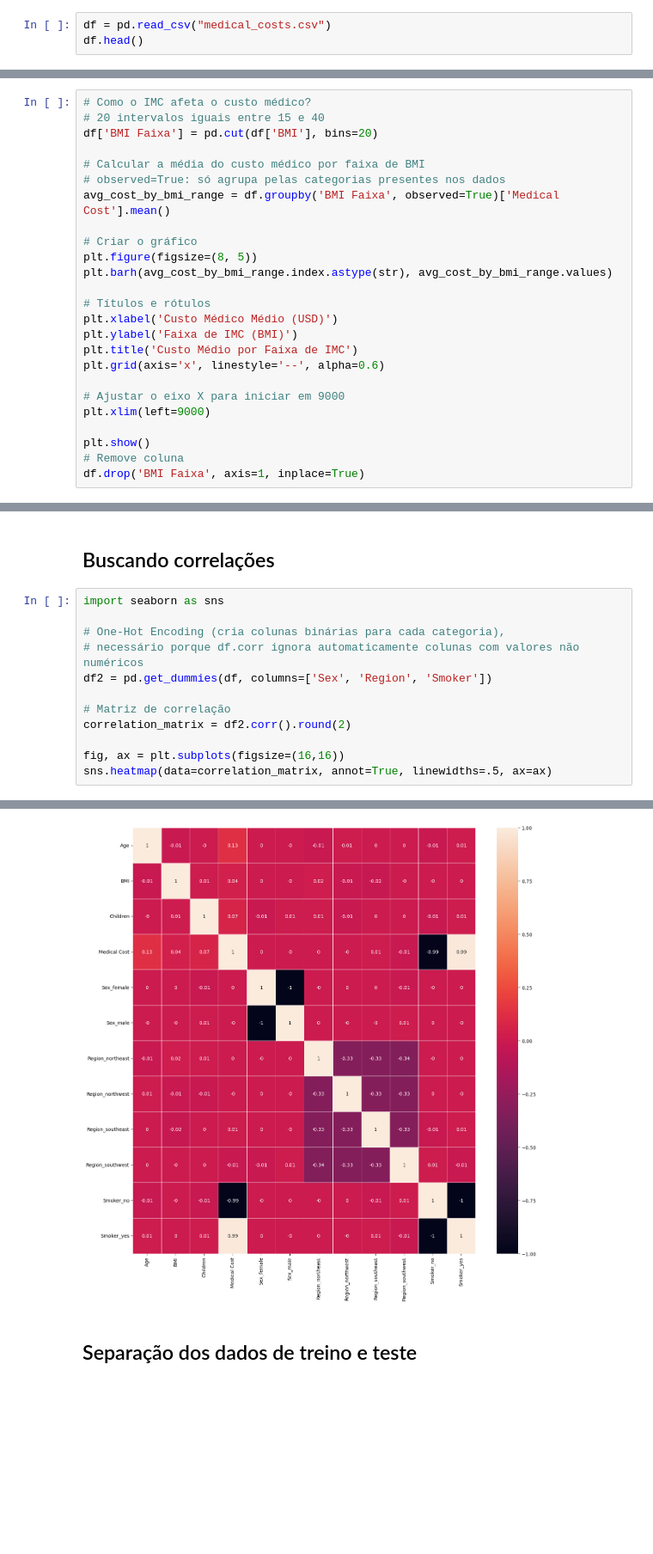
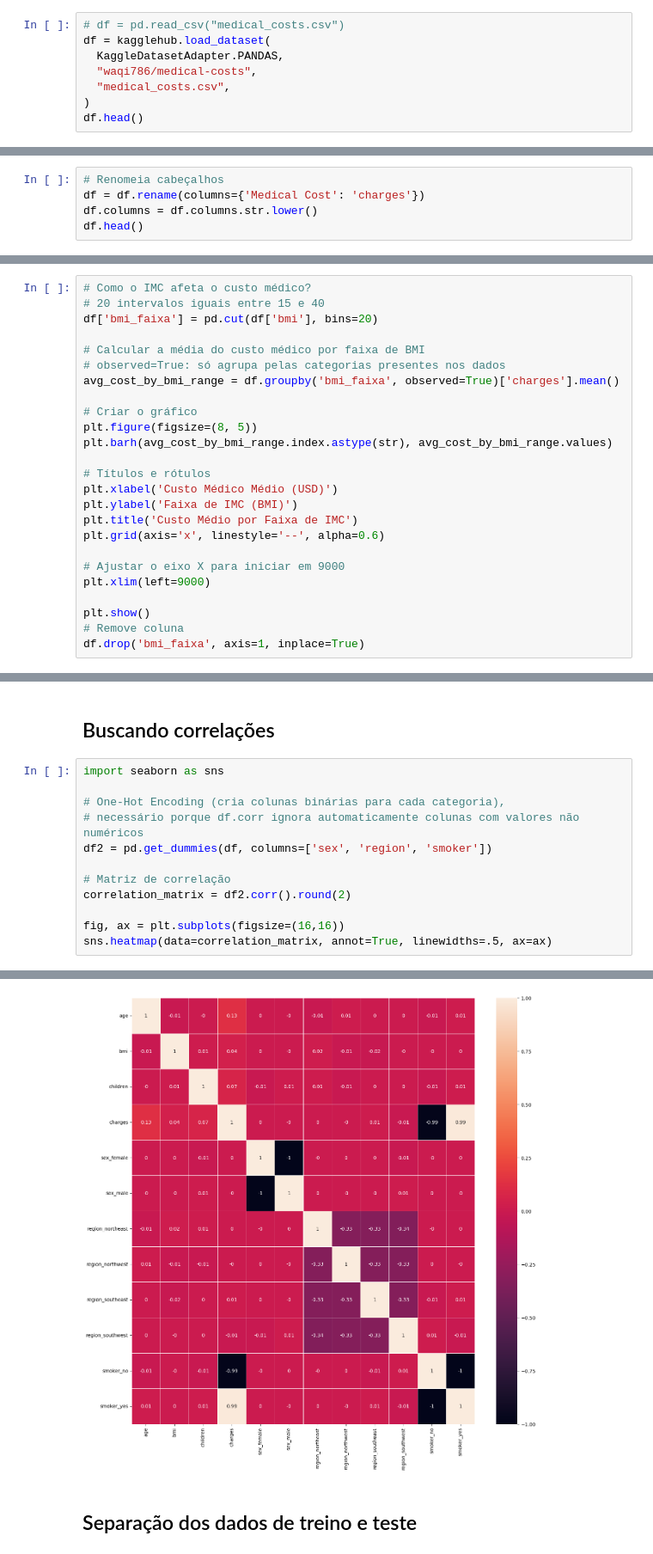
Before and after one commit to ermesonlrd/IADT-Fase-1, a Jupyter notebook: desafio-custos-medicos-individuais.ipynb, the cells around one changed output, grey strips where cells are left out. Shown: that part at 86% size. Saved outputs shown, nothing was run; the diff lists cells and outputs as text; blank space fills up the shorter version.

```diff
--- a/desafio-custos-medicos-individuais.ipynb
+++ b/desafio-custos-medicos-individuais.ipynb
@@ -62,5 +65,10 @@ import matplotlib.pyplot as plt
 # %%
-df = pd.read_csv("medical_costs.csv")
+# df = pd.read_csv("medical_costs.csv")
+df = kagglehub.load_dataset(
+  KaggleDatasetAdapter.PANDAS,
+  "waqi786/medical-costs",
+  "medical_costs.csv",
+)
 df.head()
 # %% [output]
 |  | Age | Sex | BMI | Children | Smoker | Region | Medical Cost |
@@ -69,3 +77,8 @@ df.head()
 | 2 | 50 | male | 29.0 | 5 | no | northwest | 6819.21 |
 | 3 | 35 | male | 34.0 | 1 | no | southeast | 5247.87 |
 | 4 | 31 | female | 17.6 | 3 | yes | southeast | 17525.49 |
+# %%
+# Renomeia cabeçalhos
+df = df.rename(columns={'Medical Cost': 'charges'})
+df.columns = df.columns.str.lower()
+df.head()
@@ -219,11 +244,11 @@ Name: count, Length: 251, dtype: int64
 # %%
 # Como o IMC afeta o custo médico?
 # 20 intervalos iguais entre 15 e 40
-df['BMI Faixa'] = pd.cut(df['BMI'], bins=20)
+df['bmi_faixa'] = pd.cut(df['bmi'], bins=20)
 
 # Calcular a média do custo médico por faixa de BMI
 # observed=True: só agrupa pelas categorias presentes nos dados
-avg_cost_by_bmi_range = df.groupby('BMI Faixa', observed=True)['Medical Cost'].mean()
+avg_cost_by_bmi_range = df.groupby('bmi_faixa', observed=True)['charges'].mean()
 
 # Criar o gráfico
 plt.figure(figsize=(8, 5))
@@ -240,7 +265,7 @@ plt.xlim(left=9000)
 
 plt.show()
 # Remove coluna
-df.drop('BMI Faixa', axis=1, inplace=True)
+df.drop('bmi_faixa', axis=1, inplace=True)
 # %% [output]
 [figure]
 # %%
@@ -307,18 +332,18 @@ Name: count, dtype: int64
 # %%
 import seaborn as sns
 
 # One-Hot Encoding (cria colunas binárias para cada categoria),
 # necessário porque df.corr ignora automaticamente colunas com valores não numéricos
-df2 = pd.get_dummies(df, columns=['Sex', 'Region', 'Smoker'])
+df2 = pd.get_dummies(df, columns=['sex', 'region', 'smoker'])
 
 # Matriz de correlação
 correlation_matrix = df2.corr().round(2)
 
 fig, ax = plt.subplots(figsize=(16,16))
 sns.heatmap(data=correlation_matrix, annot=True, linewidths=.5, ax=ax)
 # %% [output]
 <Axes: >
-[figure, old version]
+[figure, new version]
 # %% [markdown]
 ## Separação dos dados de treino e teste
 # %%
```
Also changed, not shown: parts of 21 cells of this notebook.
